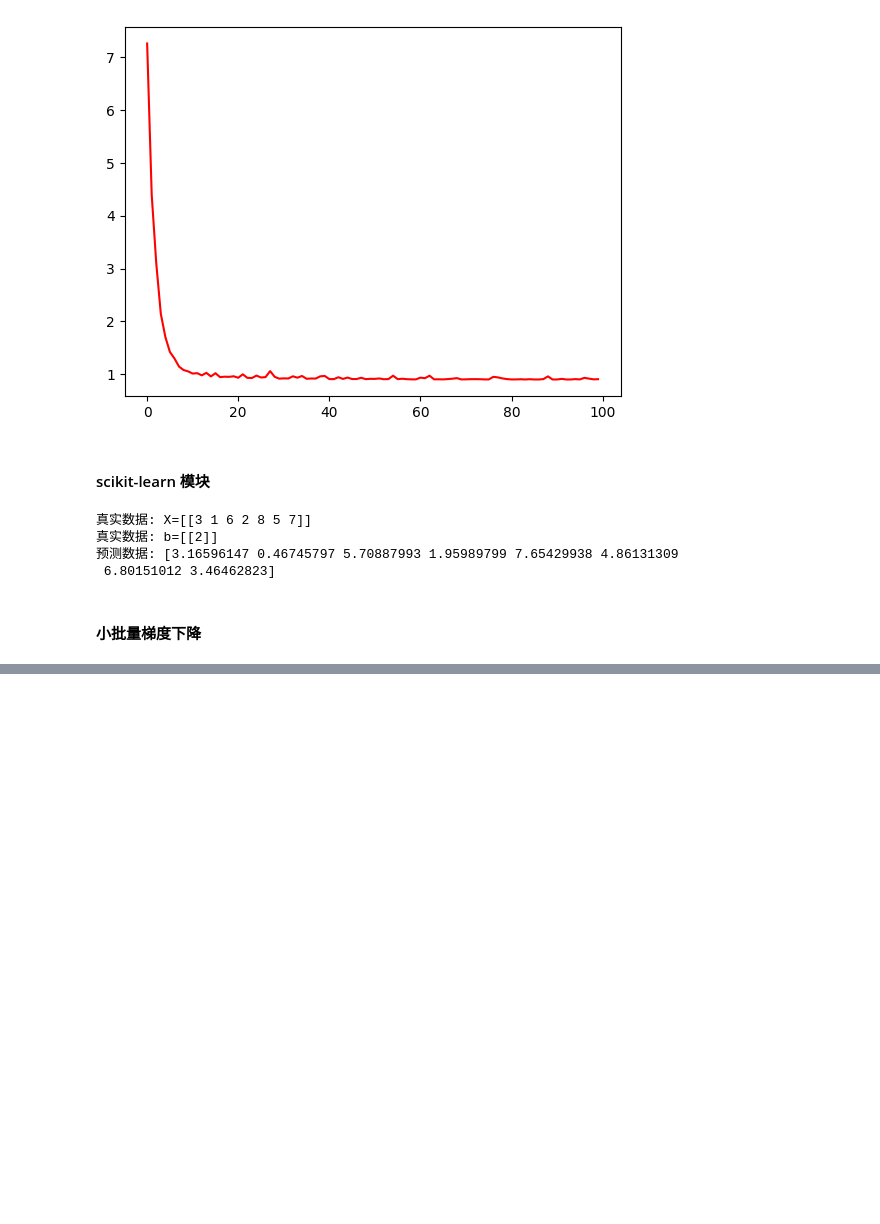
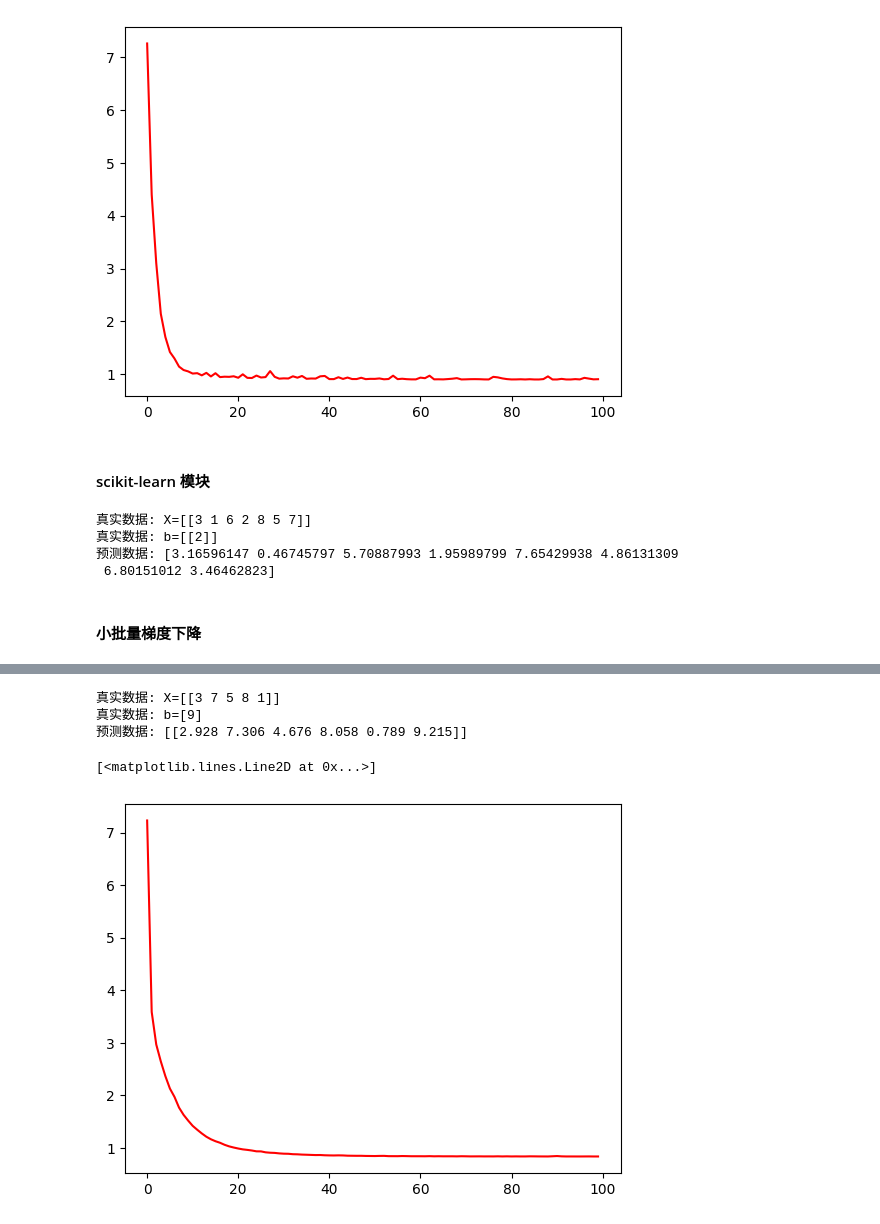
Before and after one commit to qiaogy91/pySkill, a Jupyter notebook: 03梯度下降/02BGD.ipynb, the cells around one changed output, grey strips where cells are left out. Saved outputs shown, nothing was run; the diff lists cells and outputs as text; code cells hidden in the pictures; blank space fills up the shorter version.

```diff
--- a/03梯度下降/02BGD.ipynb
+++ b/03梯度下降/02BGD.ipynb
@@ -284,0 +364,55 @@ from sklearn.metrics import mean_squared_error
+# %%
+%reset -f
+import numpy as np
+from sklearn.metrics import mean_squared_error
+import matplotlib.pyplot as plt
+
+# 真实数据
+X = np.random.rand(100, 5)
+W = np.random.randint(1, 10, size=(5, 1))
+b = np.random.randint(1, 10, size=1)
+y = X.dot(W) + b + np.random.randn(100, 1)
+print(f'真实数据: X={W.T}')
+print(f'真实数据: b={b}')
+
+
+# 偏置项
+X = np.concatenate((X, np.full((100, 1), 1)), axis=1)
+rate = lambda t: 1 / (100 + t)
+epochs = 100
+batch_size = 16  # 每次选16个样本
+batch_num = int(100 / batch_size)  # 每次16个，取num 次可以全部取出来，结果取整
+#
+# 瞎猜
+theta = np.random.randn(6, 1)
+loss = []
+#
+# 梯度下降
+for i in range(epochs):
+    # 每次迭代打乱下顺序
+    idxs = np.arange(100)
+    np.random.shuffle(idxs)
+
+    # 乱序后的数据
+    X = X[idxs]
+    y = y[idxs]
+
+    # 选取一小部分
+    for item in range(batch_num):
+        X_batch = X[batch_size * item: batch_size * (item + 1)]  # 切出来16个样本
+        y_bacth = y[batch_size * item: batch_size * (item + 1)]
+
+        g = X_batch.T.dot(X_batch.dot(theta) - y_bacth)
+        theta = theta - g * rate(i)
+
+    y_pred = X.dot(theta)
+    loss.append(mean_squared_error(y, y_pred))
+print(f'预测数据: {theta.T.round(3)}')
+
+plt.plot(loss, color='red')
+# %% [output]
+真实数据: X=[[3 7 5 8 1]]
+真实数据: b=[9]
+预测数据: [[2.928 7.306 4.676 8.058 0.789 9.215]]
+[<matplotlib.lines.Line2D at 0x...>]
+[figure, added]
```
Also changed, not shown: parts of 3 cells of this notebook.
